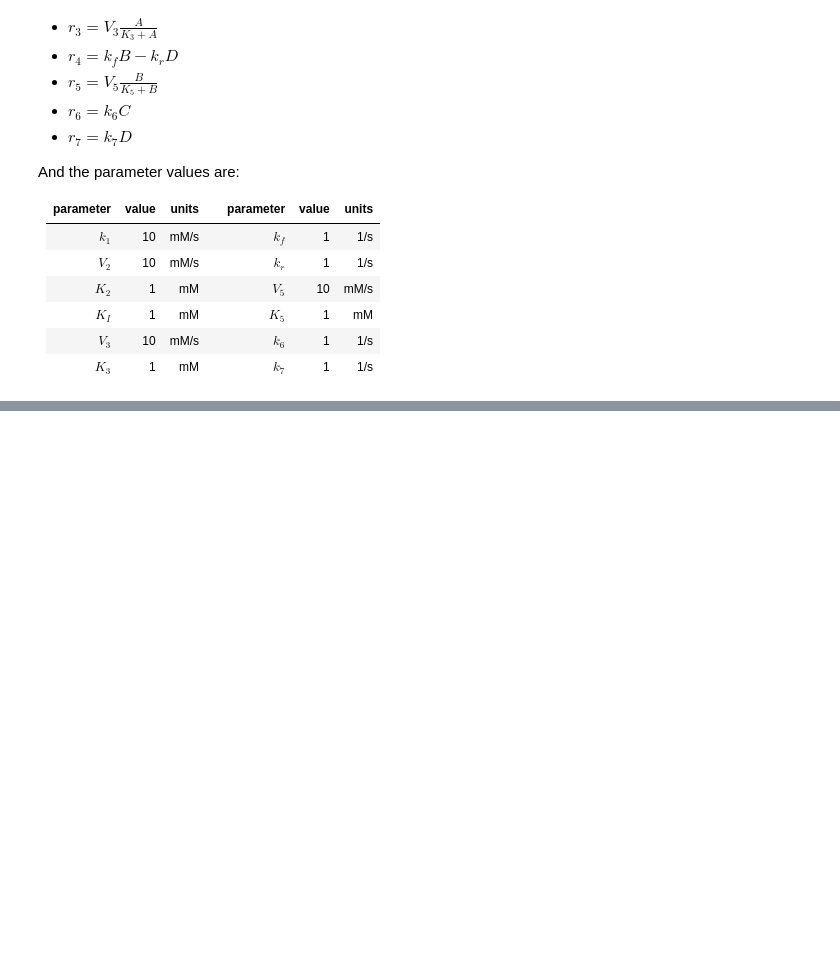
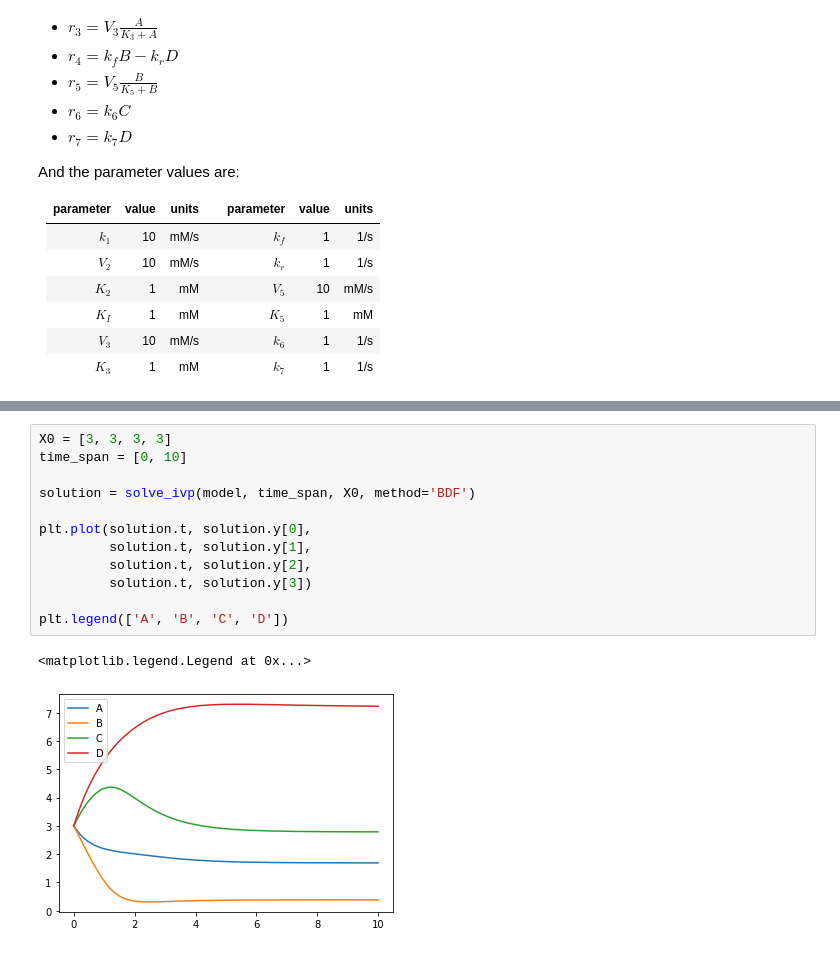
Before and after one commit to NTNU-Machado-Lab/BT2100, a Jupyter notebook: lecture_15/exercises_15.ipynb, the cells around one changed output, grey strips where cells are left out. Cells and saved outputs as stored; diff of their text form; blank space fills up the shorter version.

```diff
--- a/lecture_15/exercises_15.ipynb
+++ b/lecture_15/exercises_15.ipynb
@@ -160,0 +177,15 @@ def model(t, X):
+# %%
+X0 = [3, 3, 3, 3]
+time_span = [0, 10]
+
+solution = solve_ivp(model, time_span, X0, method='BDF')
+
+plt.plot(solution.t, solution.y[0],
+         solution.t, solution.y[1],
+         solution.t, solution.y[2],
+         solution.t, solution.y[3])
+
+plt.legend(['A', 'B', 'C', 'D'])
+# %% [output]
+<matplotlib.legend.Legend at 0x...>
+[figure, added]
```
Also changed, not shown: parts of 5 cells of this notebook.
